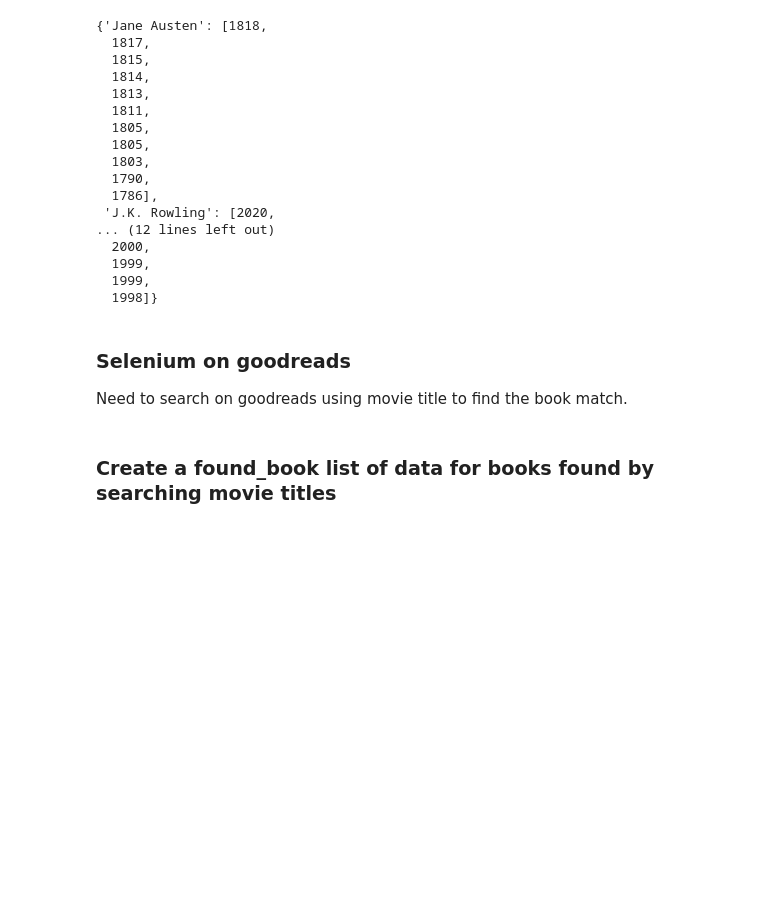
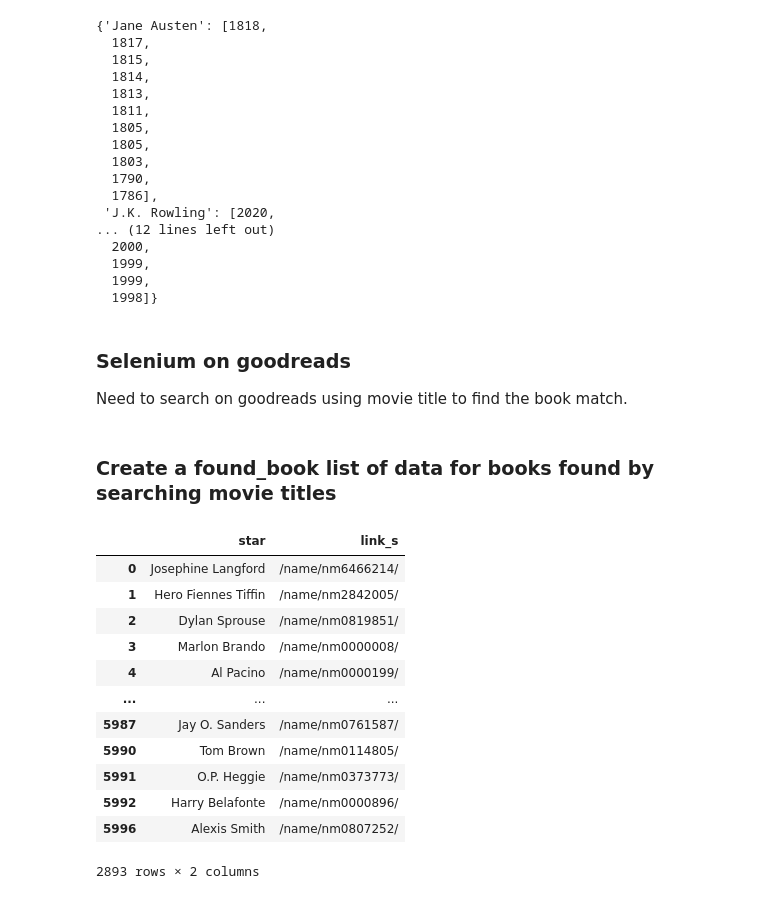
Before and after one commit to katiehuang1221/Predict-Revenue-Of-Movie-Adaptation, a Jupyter notebook: notebooks/selenium_practice.ipynb, the cells around one changed output. Cells and saved outputs as stored; diff of their text form; code cells hidden in the pictures; blank space fills up the shorter version.

```diff
--- a/notebooks/selenium_practice.ipynb
+++ b/notebooks/selenium_practice.ipynb
@@ -187,3 +187,37 @@ len(found_book)
 found_book_df = pd.read_pickle('../dump/found_book')
 # %%
 found_book_df
+# %%
+import pandas as pd
+movie_df = pd.read_pickle('../dump/movie_data')
+# %%
+# Create list of actor/link from the 2000 movies
+star_list = []
+for star in movie_df.star:
+    star_list += star
+star_df = pd.DataFrame(star_list)
+
+star_link_list = []
+for star_link in movie_df.link_s:
+    star_link_list += star_link
+star_link_df = pd.DataFrame(star_link_list)
+
+# Combine in to one df
+star_df['link_s'] = star_link_df
+star_df.columns = ['star','link_s']
+star_df = star_df.drop_duplicates(subset=['star'])
+star_df
+# %% [output]
+|  | star | link_s |
+| 0 | Josephine Langford | /name/nm6466214/ |
+| 1 | Hero Fiennes Tiffin | /name/nm2842005/ |
+| 2 | Dylan Sprouse | /name/nm0819851/ |
+| 3 | Marlon Brando | /name/nm0000008/ |
+| 4 | Al Pacino | /name/nm0000199/ |
+| ... | ... | ... |
+| 5987 | Jay O. Sanders | /name/nm0761587/ |
+| 5990 | Tom Brown | /name/nm0114805/ |
+| 5991 | O.P. Heggie | /name/nm0373773/ |
+| 5992 | Harry Belafonte | /name/nm0000896/ |
+| 5996 | Alexis Smith | /name/nm0807252/ |
+2893 rows × 2 columns
```
Also changed, not shown: parts of 2 cells of this notebook.
